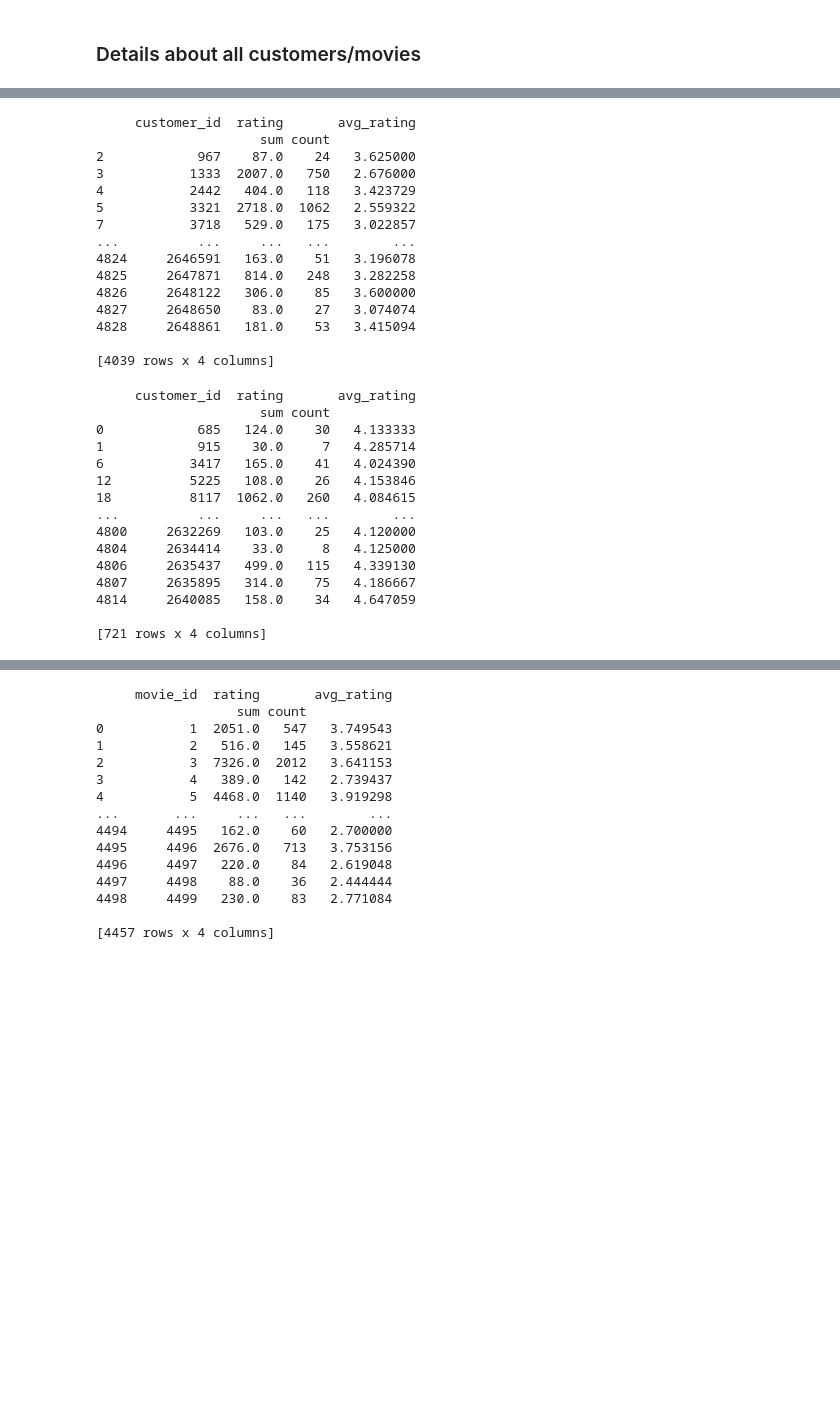
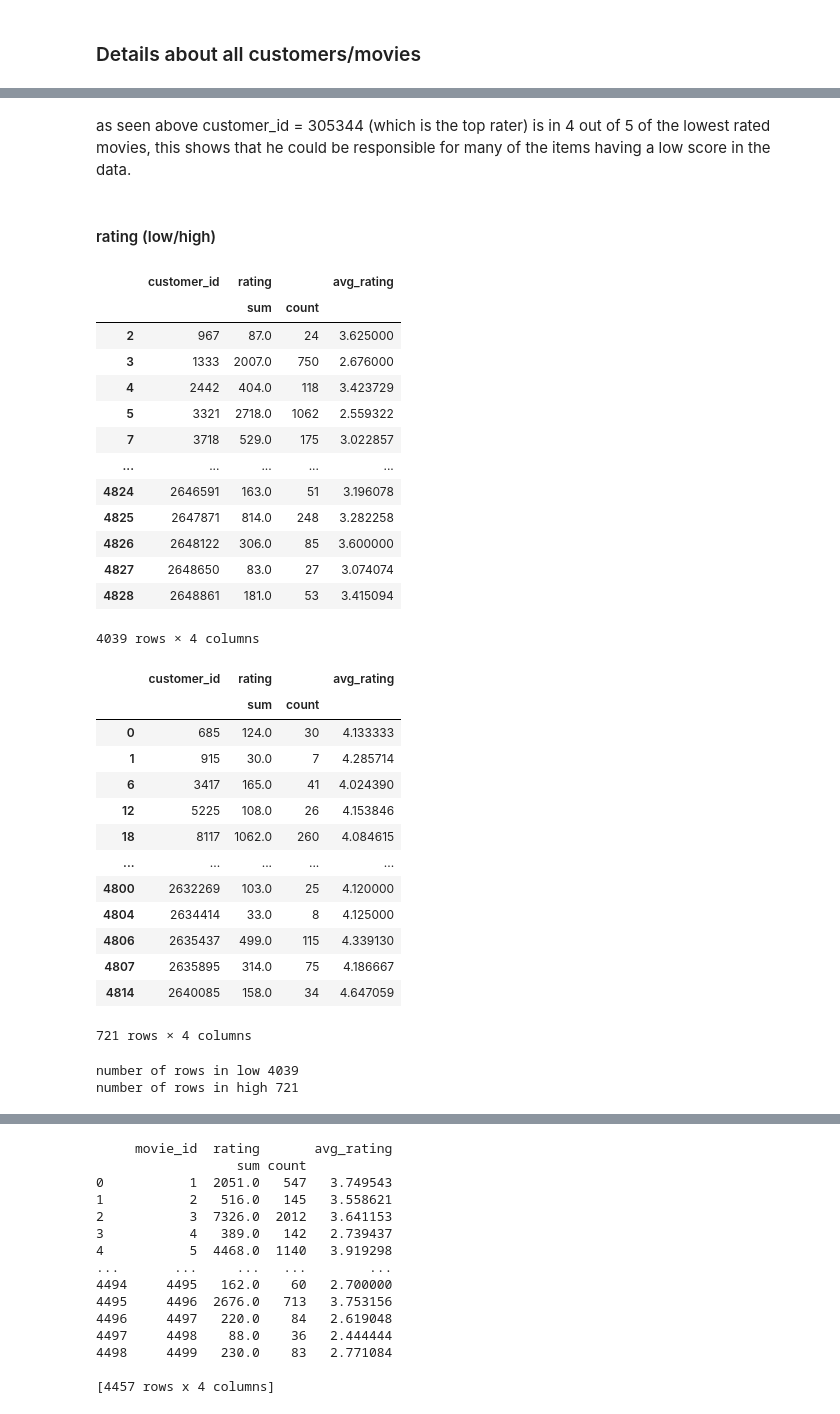
Before and after one commit to Ragnarstefanss/netflix-recommendation, a Jupyter notebook: main.ipynb, the cells around one changed output, grey strips where cells are left out. Cells and saved outputs as stored; diff of their text form; code cells hidden in the pictures; blank space fills up the shorter version.

```diff
--- a/main.ipynb
+++ b/main.ipynb
@@ -130,36 +273,47 @@ print(all_movies_average_rating)
+# %% [markdown]
+as seen above customer_id = 305344 (which is the top rater) is in 4 out of 5 of the lowest rated movies,
+this shows that he could be responsible for many of the items having a low score in the data.
+# %% [markdown]
+#### rating (low/high)
 # %%
-information.get_avg_rating_less_than(df=all_customers_average_ratings , max_rating=max_rating)
+customer_ratings_low = information.get_avg_rating_less_than(df=all_customers_average_ratings , max_rating=max_rating)
+customer_ratings_low
 # %% [output]
+|  | customer_id | rating |  | avg_rating |
+|  |  | sum | count |  |
+| 2 | 967 | 87.0 | 24 | 3.625000 |
+| 3 | 1333 | 2007.0 | 750 | 2.676000 |
+| 4 | 2442 | 404.0 | 118 | 3.423729 |
+| 5 | 3321 | 2718.0 | 1062 | 2.559322 |
+| 7 | 3718 | 529.0 | 175 | 3.022857 |
+| ... | ... | ... | ... | ... |
+| 4824 | 2646591 | 163.0 | 51 | 3.196078 |
+| 4825 | 2647871 | 814.0 | 248 | 3.282258 |
+| 4826 | 2648122 | 306.0 | 85 | 3.600000 |
+| 4827 | 2648650 | 83.0 | 27 | 3.074074 |
+| 4828 | 2648861 | 181.0 | 53 | 3.415094 |
-     customer_id  rating       avg_rating
-                     sum count
-2            967    87.0    24   3.625000
-3           1333  2007.0   750   2.676000
-4           2442   404.0   118   3.423729
-5           3321  2718.0  1062   2.559322
-7           3718   529.0   175   3.022857
-...          ...     ...   ...        ...
-4824     2646591   163.0    51   3.196078
-4825     2647871   814.0   248   3.282258
-4826     2648122   306.0    85   3.600000
-4827     2648650    83.0    27   3.074074
-4828     2648861   181.0    53   3.415094
-
-[4039 rows x 4 columns]
+4039 rows × 4 columns
 # %%
-information.get_avg_rating_higher_than(df=all_customers_average_ratings, min_rating=min_rating)
+customer_ratings_high = information.get_avg_rating_higher_than(df=all_customers_average_ratings, min_rating=min_rating)
+customer_ratings_high
 # %% [output]
+|  | customer_id | rating |  | avg_rating |
+|  |  | sum | count |  |
+| 0 | 685 | 124.0 | 30 | 4.133333 |
+| 1 | 915 | 30.0 | 7 | 4.285714 |
+| 6 | 3417 | 165.0 | 41 | 4.024390 |
+| 12 | 5225 | 108.0 | 26 | 4.153846 |
+| 18 | 8117 | 1062.0 | 260 | 4.084615 |
+| ... | ... | ... | ... | ... |
+| 4800 | 2632269 | 103.0 | 25 | 4.120000 |
+| 4804 | 2634414 | 33.0 | 8 | 4.125000 |
+| 4806 | 2635437 | 499.0 | 115 | 4.339130 |
+| 4807 | 2635895 | 314.0 | 75 | 4.186667 |
+| 4814 | 2640085 | 158.0 | 34 | 4.647059 |
-     customer_id  rating       avg_rating
-                     sum count
-0            685   124.0    30   4.133333
-1            915    30.0     7   4.285714
-6           3417   165.0    41   4.024390
-12          5225   108.0    26   4.153846
-18          8117  1062.0   260   4.084615
-...          ...     ...   ...        ...
-4800     2632269   103.0    25   4.120000
-4804     2634414    33.0     8   4.125000
-4806     2635437   499.0   115   4.339130
-4807     2635895   314.0    75   4.186667
-4814     2640085   158.0    34   4.647059
-
-[721 rows x 4 columns]
+721 rows × 4 columns
+# %%
+print("number of rows in low", len(customer_ratings_low))
+print("number of rows in high", len(customer_ratings_high))
+# %% [output]
+number of rows in low 4039
+number of rows in high 721
```
Also changed, not shown: parts of 25 cells of this notebook, 1 other file.
